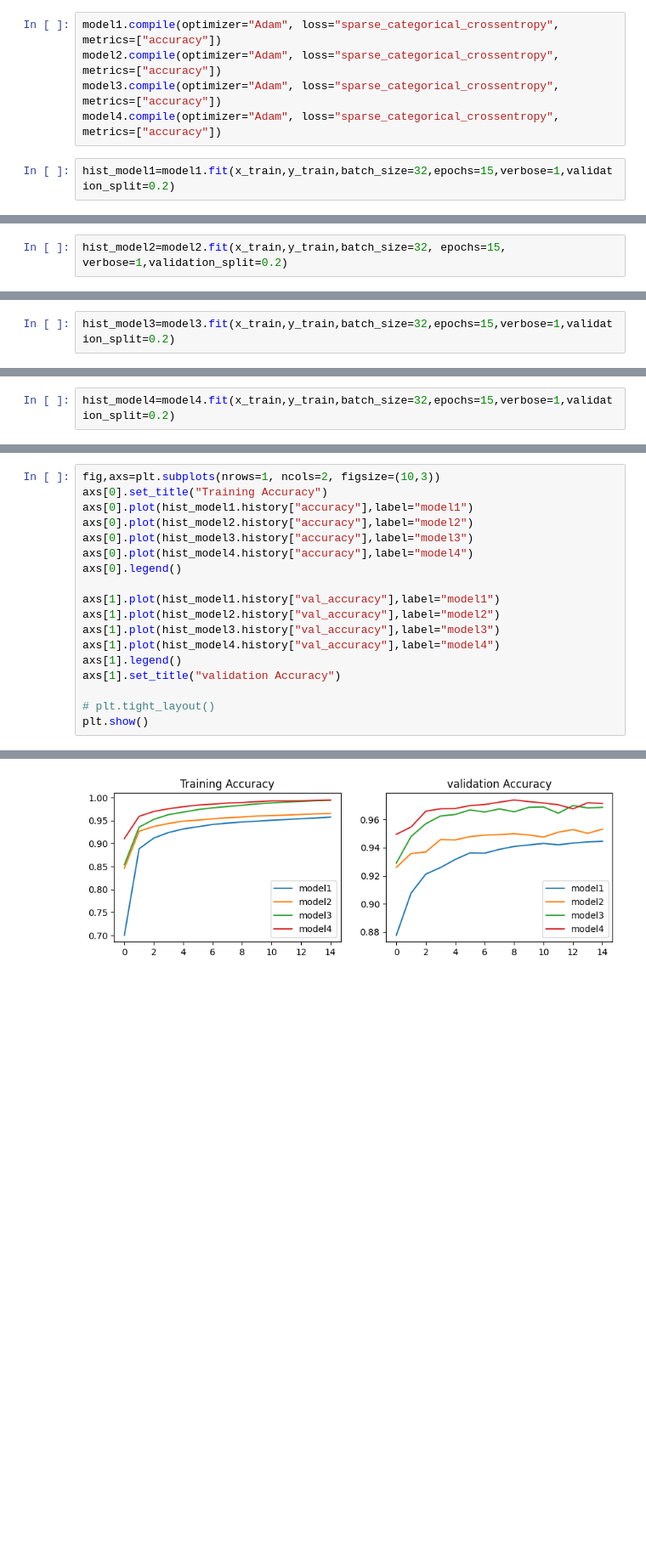
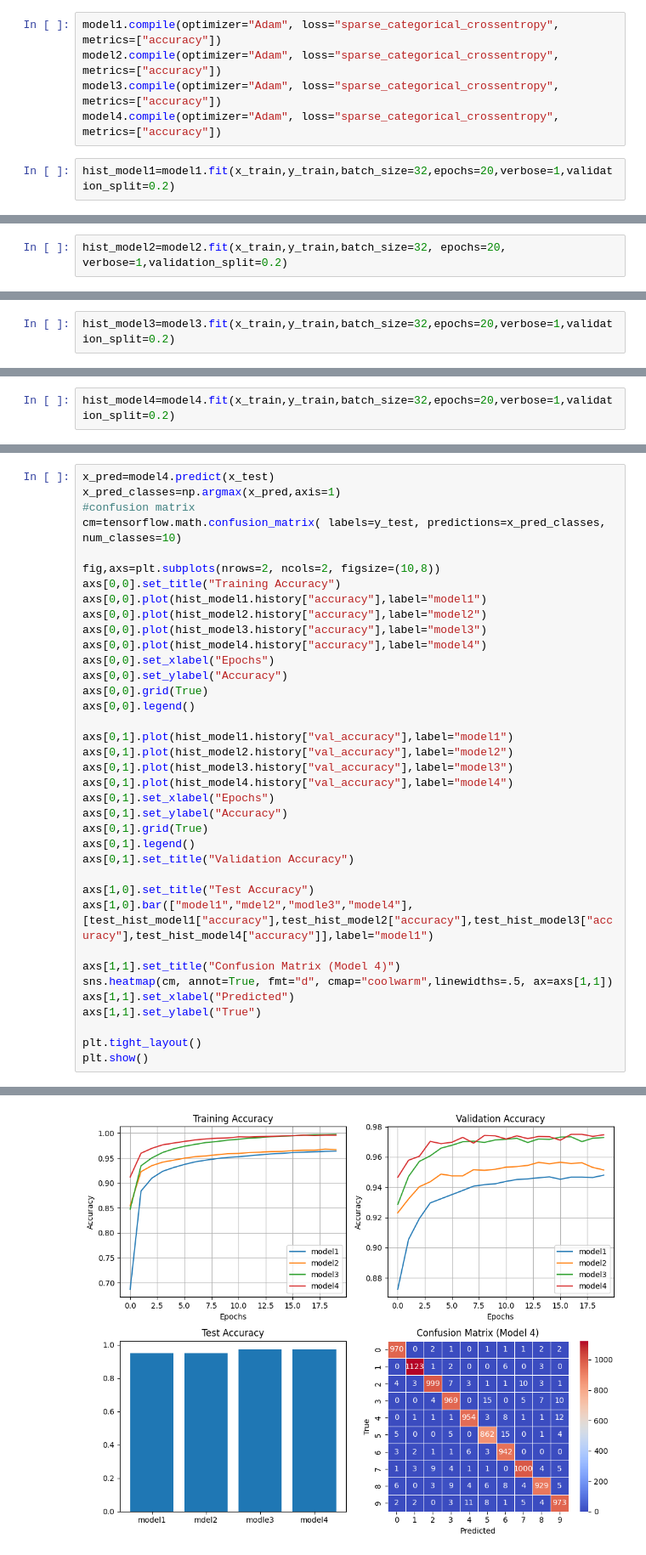
Before and after one commit to AdiXjaiswal/Handwritten-Digit-Recognition, a Jupyter notebook: HandwrittenDigitRecognition.ipynb, the cells around one changed output, grey strips where cells are left out. Shown at 85% size. Saved outputs shown, nothing was run; the diff lists cells and outputs as text; blank space fills up the shorter version.

Commit message:
Dispaly all mterics and save the model

```diff
--- a/HandwrittenDigitRecognition.ipynb
+++ b/HandwrittenDigitRecognition.ipynb
@@ -74,5 +85,5 @@ model2.compile(optimizer="Adam", loss="sparse_categorical_crossentropy", metrics
 model3.compile(optimizer="Adam", loss="sparse_categorical_crossentropy", metrics=["accuracy"])
 model4.compile(optimizer="Adam", loss="sparse_categorical_crossentropy", metrics=["accuracy"])
 # %%
-hist_model1=model1.fit(x_train,y_train,batch_size=32,epochs=15,verbose=1,validation_split=0.2)
+hist_model1=model1.fit(x_train,y_train,batch_size=32,epochs=20,verbose=1,validation_split=0.2)
 # %% [output]
@@ -103,3 +114,3 @@ Epoch 15/15
 # %%
-hist_model2=model2.fit(x_train,y_train,batch_size=32, epochs=15, verbose=1,validation_split=0.2)
+hist_model2=model2.fit(x_train,y_train,batch_size=32, epochs=20, verbose=1,validation_split=0.2)
 # %% [output]
@@ -123,3 +134,3 @@ Epoch 15/15
 # %%
-hist_model3=model3.fit(x_train,y_train,batch_size=32,epochs=15,verbose=1,validation_split=0.2)
+hist_model3=model3.fit(x_train,y_train,batch_size=32,epochs=20,verbose=1,validation_split=0.2)
 # %% [output]
@@ -143,3 +154,3 @@ Epoch 15/15
 # %%
-hist_model4=model4.fit(x_train,y_train,batch_size=32,epochs=15,verbose=1,validation_split=0.2)
+hist_model4=model4.fit(x_train,y_train,batch_size=32,epochs=20,verbose=1,validation_split=0.2)
 # %% [output]
@@ -187,19 +198,38 @@ test_hist_model4=model4.evaluate(x_test,y_test,verbose=1, return_dict=True)
 # %%
-fig,axs=plt.subplots(nrows=1, ncols=2, figsize=(10,3))
-axs[0].set_title("Training Accuracy")
-axs[0].plot(hist_model1.history["accuracy"],label="model1")
-axs[0].plot(hist_model2.history["accuracy"],label="model2")
-axs[0].plot(hist_model3.history["accuracy"],label="model3")
-axs[0].plot(hist_model4.history["accuracy"],label="model4")
-axs[0].legend()
+x_pred=model4.predict(x_test)
+x_pred_classes=np.argmax(x_pred,axis=1)
+#confusion matrix
+cm=tensorflow.math.confusion_matrix( labels=y_test, predictions=x_pred_classes, num_classes=10)
 
-axs[1].plot(hist_model1.history["val_accuracy"],label="model1")
-axs[1].plot(hist_model2.history["val_accuracy"],label="model2")
-axs[1].plot(hist_model3.history["val_accuracy"],label="model3")
-axs[1].plot(hist_model4.history["val_accuracy"],label="model4")
-axs[1].legend()
-axs[1].set_title("validation Accuracy")
+fig,axs=plt.subplots(nrows=2, ncols=2, figsize=(10,8))
+axs[0,0].set_title("Training Accuracy")
+axs[0,0].plot(hist_model1.history["accuracy"],label="model1")
+axs[0,0].plot(hist_model2.history["accuracy"],label="model2")
+axs[0,0].plot(hist_model3.history["accuracy"],label="model3")
+axs[0,0].plot(hist_model4.history["accuracy"],label="model4")
+axs[0,0].set_xlabel("Epochs")
+axs[0,0].set_ylabel("Accuracy")
+axs[0,0].grid(True)
+axs[0,0].legend()
 
-# plt.tight_layout()
+axs[0,1].plot(hist_model1.history["val_accuracy"],label="model1")
+axs[0,1].plot(hist_model2.history["val_accuracy"],label="model2")
+axs[0,1].plot(hist_model3.history["val_accuracy"],label="model3")
+axs[0,1].plot(hist_model4.history["val_accuracy"],label="model4")
+axs[0,1].set_xlabel("Epochs")
+axs[0,1].set_ylabel("Accuracy")
+axs[0,1].grid(True)
+axs[0,1].legend()
+axs[0,1].set_title("Validation Accuracy")
+
+axs[1,0].set_title("Test Accuracy")
+axs[1,0].bar(["model1","mdel2","modle3","model4"],[test_hist_model1["accuracy"],test_hist_model2["accuracy"],test_hist_model3["accuracy"],test_hist_model4["accuracy"]],label="model1")
+
+axs[1,1].set_title("Confusion Matrix (Model 4)")
+sns.heatmap(cm, annot=True, fmt="d", cmap="coolwarm",linewidths=.5, ax=axs[1,1])
+axs[1,1].set_xlabel("Predicted")
+axs[1,1].set_ylabel("True")
+
+plt.tight_layout()
 plt.show()
 # %% [output]
@@ -206 +237 @@ plt.show()
-[figure, old version]
+[figure, new version]
```
Also changed, not shown: parts of 16 cells of this notebook.
